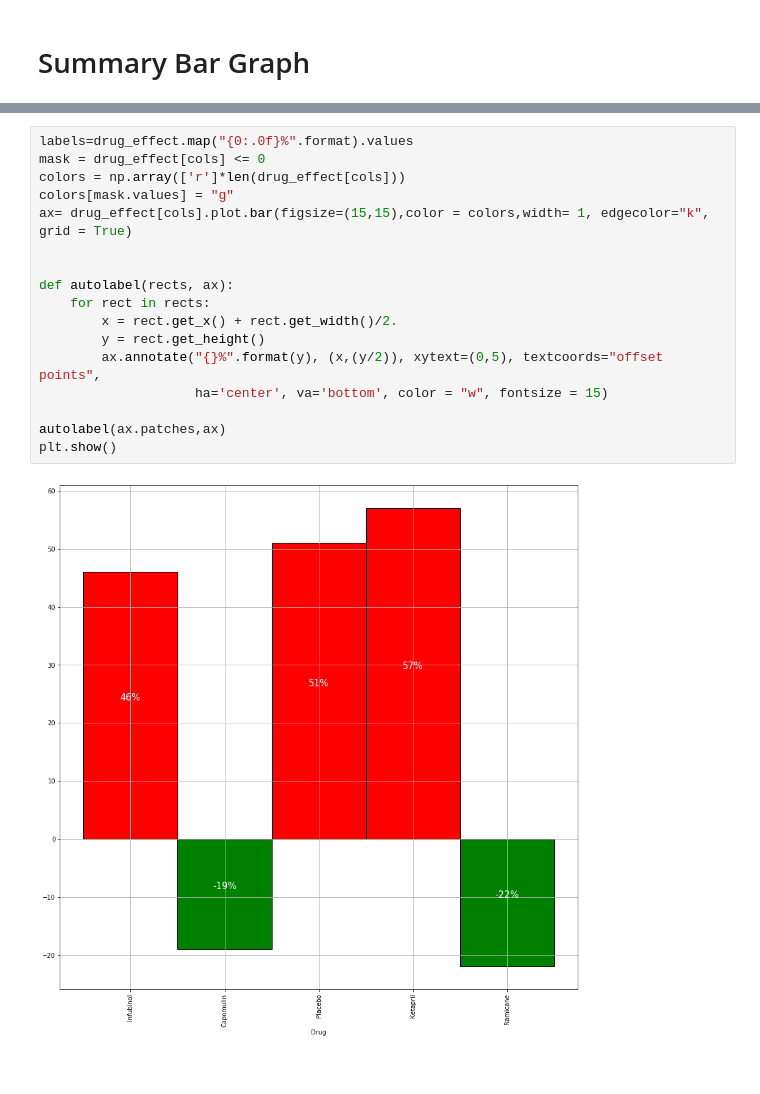
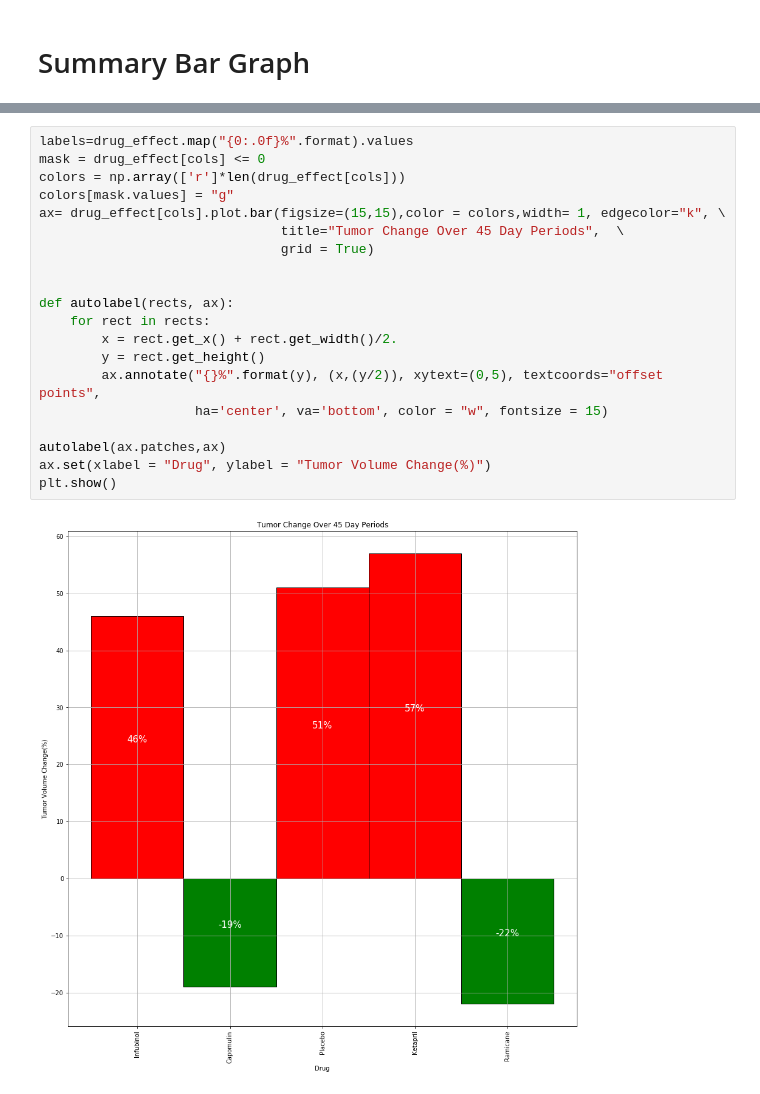
Before and after one commit to gabprado/matplotlib-challenge, a Jupyter notebook: Pymaceuticals/Pymaceuticals.ipynb, the cells around one changed output, grey strips where cells are left out. Cells and saved outputs as stored; diff of their text form.

```diff
--- a/Pymaceuticals/Pymaceuticals.ipynb
+++ b/Pymaceuticals/Pymaceuticals.ipynb
@@ -179,19 +193,22 @@ drug_effect = (((pivottbl.iloc[-1] - pivottbl.iloc[0]) / pivottbl.iloc[0]) *100)
 # %%
 labels=drug_effect.map("{0:.0f}%".format).values
 mask = drug_effect[cols] <= 0
 colors = np.array(['r']*len(drug_effect[cols]))
 colors[mask.values] = "g"
-ax= drug_effect[cols].plot.bar(figsize=(15,15),color = colors,width= 1, edgecolor="k", grid = True)
+ax= drug_effect[cols].plot.bar(figsize=(15,15),color = colors,width= 1, edgecolor="k", \
+                               title="Tumor Change Over 45 Day Periods",  \
+                               grid = True)
 
 
 def autolabel(rects, ax):
     for rect in rects:
         x = rect.get_x() + rect.get_width()/2.
         y = rect.get_height()
         ax.annotate("{}%".format(y), (x,(y/2)), xytext=(0,5), textcoords="offset points",
                     ha='center', va='bottom', color = "w", fontsize = 15)
 
 autolabel(ax.patches,ax)
+ax.set(xlabel = "Drug", ylabel = "Tumor Volume Change(%)")
 plt.show()
 # %% [output]
-[figure, old version]
+[figure, new version]
```
Also changed, not shown: parts of 1 cell of this notebook, 1 other file.
